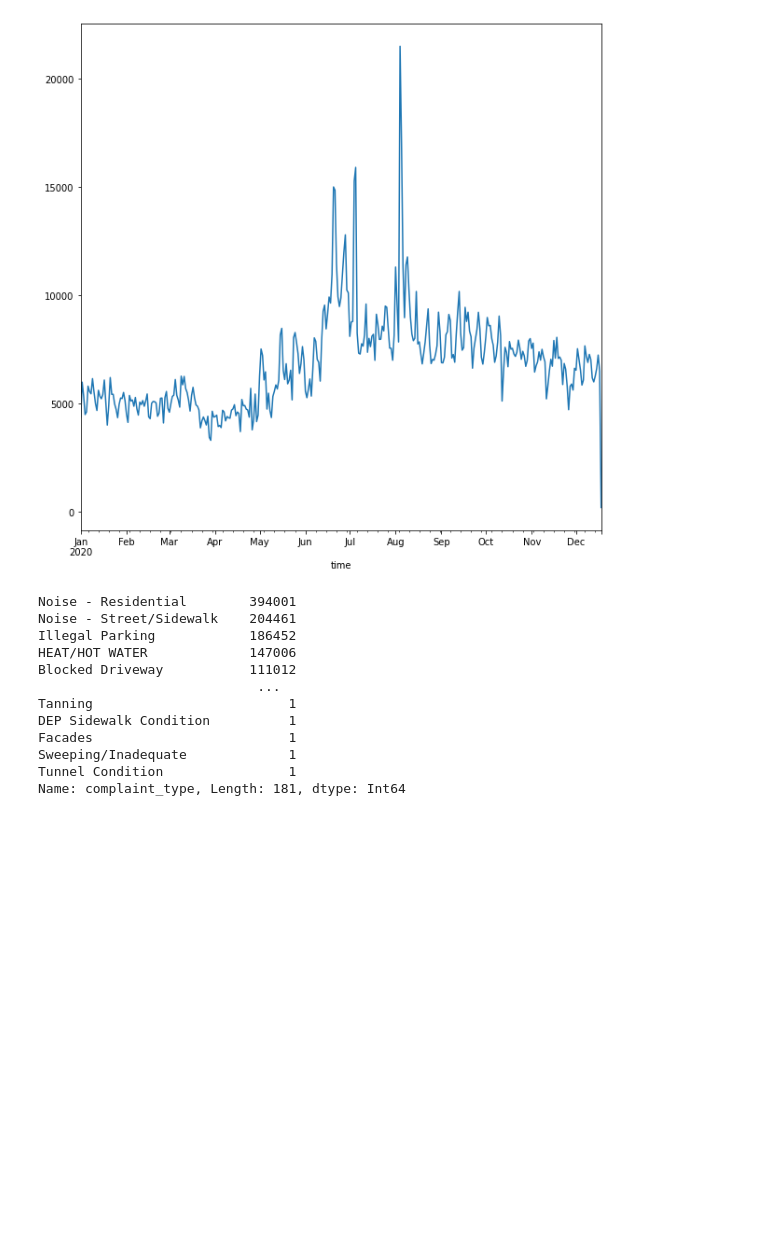
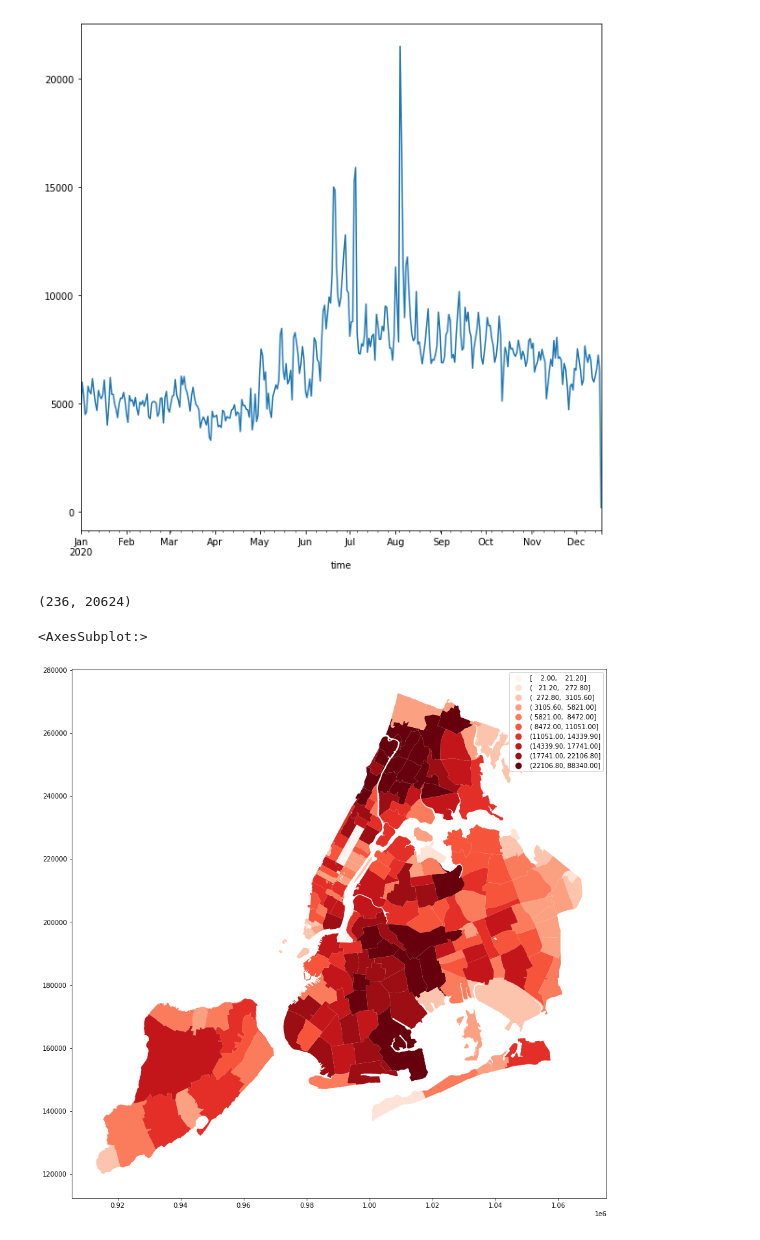
Before and after one commit to yuribogomolov/sttn, a Jupyter notebook: notebooks/nyc_311_requests.ipynb, the cells around one changed output. Cells and saved outputs as stored; diff of their text form; code cells hidden in the pictures; blank space fills up the shorter version.

```diff
--- a/notebooks/nyc_311_requests.ipynb
+++ b/notebooks/nyc_311_requests.ipynb
@@ -13,18 +13,16 @@ network.edges_df.resample('1d', on='time').time.count().plot(figsize=(10,10))
 # %% [output]
 <AxesSubplot:xlabel='time'>
 [figure]
-# %%
-network.edges_df.complaint_type.value_counts()
-# %% [output]
-Noise - Residential        394001
-Noise - Street/Sidewalk    204461
-Illegal Parking            186452
-HEAT/HOT WATER             147006
-Blocked Driveway           111012
-                            ...
-Tanning                         1
-DEP Sidewalk Condition          1
-Facades                         1
-Sweeping/Inadequate             1
-Tunnel Condition                1
-Name: complaint_type, Length: 181, dtype: Int64
+# %%
+aggregated = network.agg_parallel_edges(column_aggs={'time': 'count'}, key='complaint_type')
+aggregated.edges_df = aggregated.edges_df.rename(columns={'time':'count'})
+aggregated.shape()
+# %% [output]
+(236, 20624)
+# %%
+all_complaints = aggregated.agg_adjacent_edges(aggs = {'count': 'sum'})
+with_counts = aggregated.join_node_labels(all_complaints)
+with_counts.plot(figsize=(15,15), column='count', cmap="Reds", scheme='quantiles', k=10, legend=True)
+# %% [output]
+<AxesSubplot:>
+[figure, added]
```
